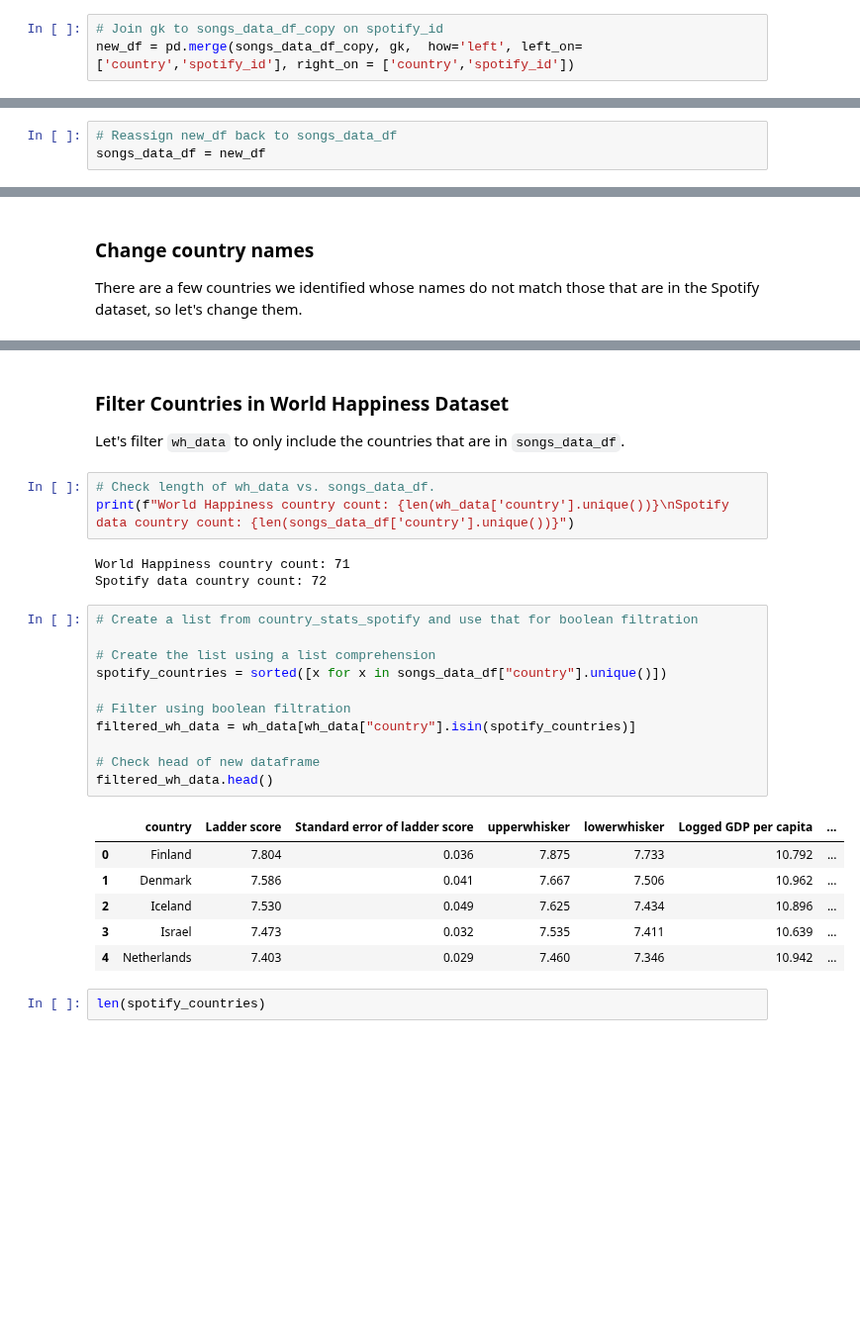
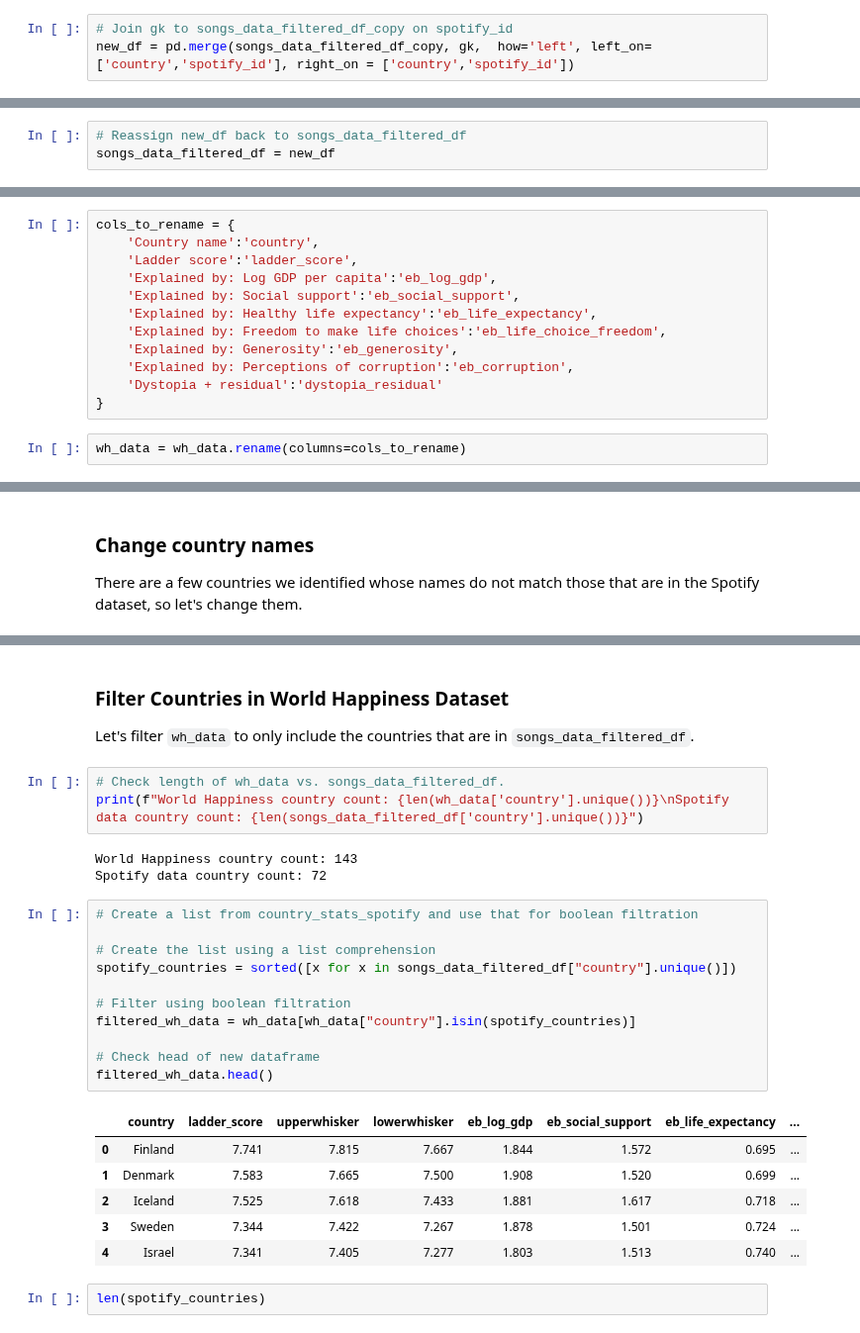
Before and after one commit to eraiken/Springboard, a Jupyter notebook: Capstone 2 - Music and Happiness/1 - Data Wrangling for Music & Happiness Capstone.ipynb, the cells around one changed output, grey strips where cells are left out. Shown at 99% size. Cells and saved outputs as stored; diff of their text form; blank space fills up the shorter version.

```diff
--- a/Capstone 2 - Music and Happiness/1 - Data Wrangling for Music & Happiness Capstone.ipynb
+++ b/Capstone 2 - Music and Happiness/1 - Data Wrangling for Music & Happiness Capstone.ipynb
@@ -472,6 +495,6 @@ songs_data_df_copy
 # %%
-# Join gk to songs_data_df_copy on spotify_id
-new_df = pd.merge(songs_data_df_copy, gk,  how='left', left_on=['country','spotify_id'], right_on = ['country','spotify_id'])
+# Join gk to songs_data_filtered_df_copy on spotify_id
+new_df = pd.merge(songs_data_filtered_df_copy, gk,  how='left', left_on=['country','spotify_id'], right_on = ['country','spotify_id'])
 # %%
 # Rearrange the columns for better readability
 new_df = new_df[['country', 'region', 'spotify_id', 'name', 'artists', 'country_code', 'popularity', 'is_explicit',
@@ -496,5 +519,5 @@ new_df
 # %%
-# Reassign new_df back to songs_data_df
-songs_data_df = new_df
+# Reassign new_df back to songs_data_filtered_df
+songs_data_filtered_df = new_df
 # %%
 # Confirm
@@ -543,0 +570,14 @@ memory usage: 11.2+ KB
+# %%
+cols_to_rename = {
+    'Country name':'country',
+    'Ladder score':'ladder_score',
+    'Explained by: Log GDP per capita':'eb_log_gdp',
+    'Explained by: Social support':'eb_social_support',
+    'Explained by: Healthy life expectancy':'eb_life_expectancy',
+    'Explained by: Freedom to make life choices':'eb_life_choice_freedom',
+    'Explained by: Generosity':'eb_generosity',
+    'Explained by: Perceptions of corruption':'eb_corruption',
+    'Dystopia + residual':'dystopia_residual'
+}
+# %%
+wh_data = wh_data.rename(columns=cols_to_rename)
@@ -657,31 +696,31 @@ wh_data
 # %% [markdown]
 ### Filter Countries in World Happiness Dataset
 
-Let's filter `wh_data` to only include the countries that are in `songs_data_df`.
+Let's filter `wh_data` to only include the countries that are in `songs_data_filtered_df`.
 # %%
-# Check length of wh_data vs. songs_data_df.
-print(f"World Happiness country count: {len(wh_data['country'].unique())}\nSpotify data country count: {len(songs_data_df['country'].unique())}")
+# Check length of wh_data vs. songs_data_filtered_df.
+print(f"World Happiness country count: {len(wh_data['country'].unique())}\nSpotify data country count: {len(songs_data_filtered_df['country'].unique())}")
 # %% [output]
-World Happiness country count: 71
+World Happiness country count: 143
 Spotify data country count: 72
 # %%
 # Create a list from country_stats_spotify and use that for boolean filtration
 
 # Create the list using a list comprehension
-spotify_countries = sorted([x for x in songs_data_df["country"].unique()])
+spotify_countries = sorted([x for x in songs_data_filtered_df["country"].unique()])
 
 # Filter using boolean filtration
 filtered_wh_data = wh_data[wh_data["country"].isin(spotify_countries)]
 
 # Check head of new dataframe
 filtered_wh_data.head()
 # %% [output]
-|  | country | Ladder score | Standard error of ladder score | upperwhisker | lowerwhisker | Logged GDP per capita | ... |
-| 0 | Finland | 7.804 | 0.036 | 7.875 | 7.733 | 10.792 | ... |
-| 1 | Denmark | 7.586 | 0.041 | 7.667 | 7.506 | 10.962 | ... |
-| 2 | Iceland | 7.530 | 0.049 | 7.625 | 7.434 | 10.896 | ... |
-| 3 | Israel | 7.473 | 0.032 | 7.535 | 7.411 | 10.639 | ... |
-| 4 | Netherlands | 7.403 | 0.029 | 7.460 | 7.346 | 10.942 | ... |
+|  | country | ladder_score | upperwhisker | lowerwhisker | eb_log_gdp | eb_social_support | eb_life_expectancy | ... |
+| 0 | Finland | 7.741 | 7.815 | 7.667 | 1.844 | 1.572 | 0.695 | ... |
+| 1 | Denmark | 7.583 | 7.665 | 7.500 | 1.908 | 1.520 | 0.699 | ... |
+| 2 | Iceland | 7.525 | 7.618 | 7.433 | 1.881 | 1.617 | 0.718 | ... |
+| 3 | Sweden | 7.344 | 7.422 | 7.267 | 1.878 | 1.501 | 0.724 | ... |
+| 4 | Israel | 7.341 | 7.405 | 7.277 | 1.803 | 1.513 | 0.740 | ... |
 # %%
 len(spotify_countries)
 # %% [output]
```
Also changed, not shown: parts of 65 cells of this notebook.
